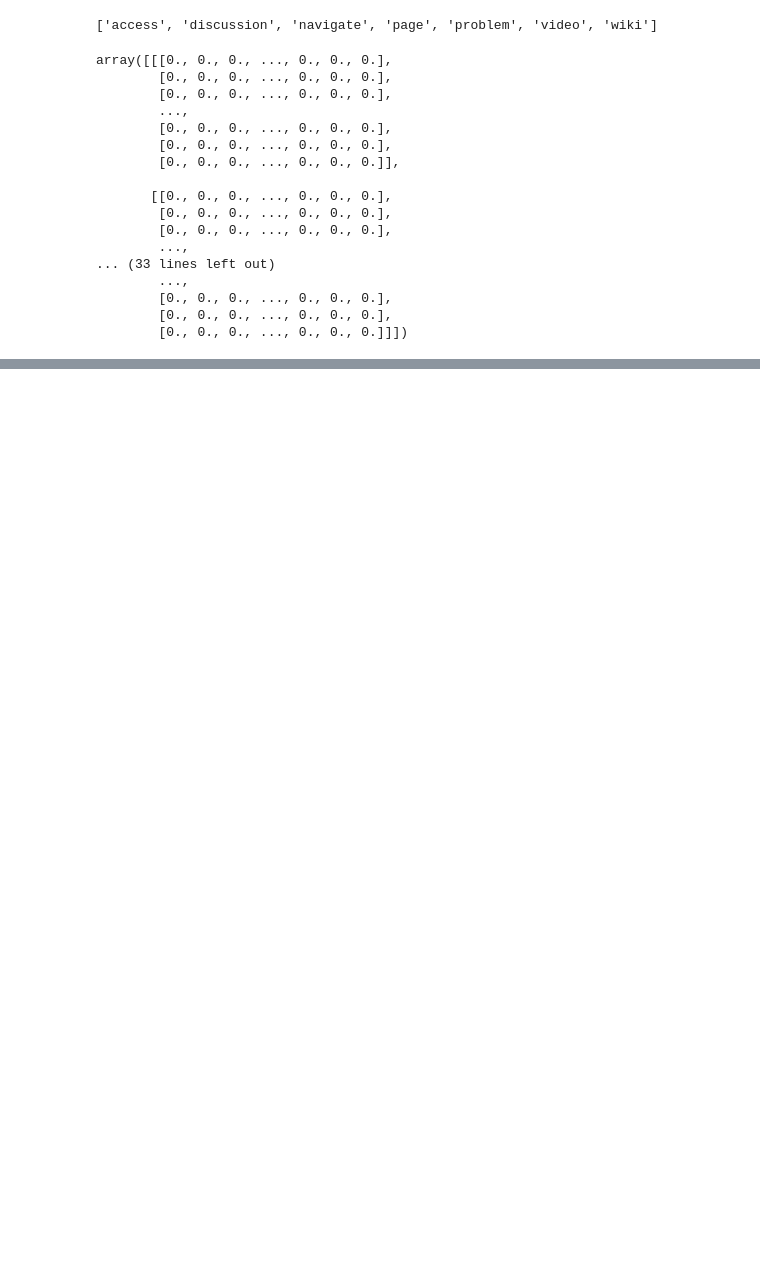
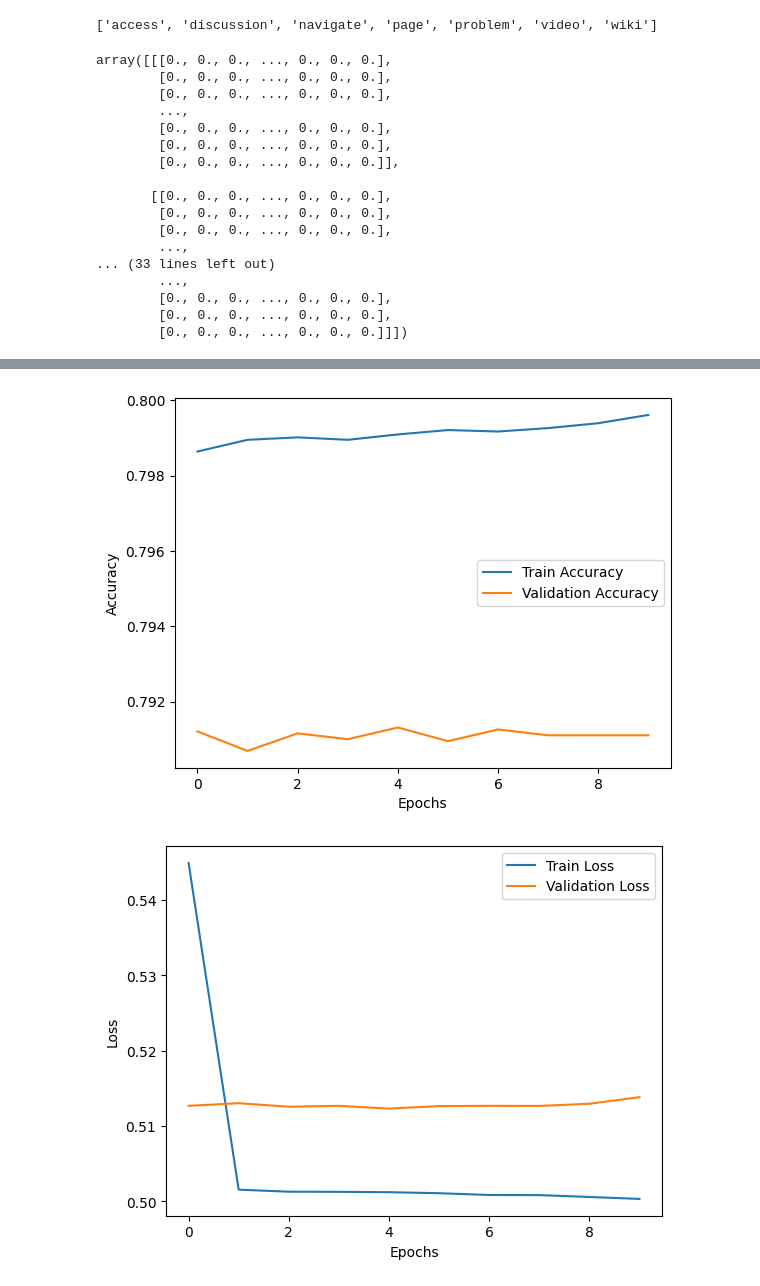
Before and after one commit to aymenchibouti/doctorat, a Jupyter notebook: lstm2.ipynb, the cells around one changed output, grey strips where cells are left out. Saved outputs shown, nothing was run; the diff lists cells and outputs as text; code cells hidden in the pictures; blank space fills up the shorter version.

```diff
--- a/lstm2.ipynb
+++ b/lstm2.ipynb
@@ -134,0 +176,37 @@ weighted avg       0.76      0.75      0.65     17185
+# %%
+
+# Plot training history
+plt.plot(history.history['accuracy'], label='Train Accuracy')
+plt.plot(history.history['val_accuracy'], label='Validation Accuracy')
+plt.xlabel('Epochs')
+plt.ylabel('Accuracy')
+plt.legend()
+plt.show()
+
+plt.plot(history.history['loss'], label='Train Loss')
+plt.plot(history.history['val_loss'], label='Validation Loss')
+plt.xlabel('Epochs')
+plt.ylabel('Loss')
+plt.legend()
+plt.show()
+
+# ROC Curve
+fpr, tpr, _ = roc_curve(y_test, y_pred_prob)
+roc_auc = auc(fpr, tpr)
+plt.plot(fpr, tpr, label=f'ROC curve (area = {roc_auc:.2f})')
+plt.plot([0, 1], [0, 1], linestyle='--')
+plt.xlabel('False Positive Rate')
+plt.ylabel('True Positive Rate')
+plt.legend()
+plt.show()
+
+# Precision-Recall Curve
+precision, recall, _ = precision_recall_curve(y_test, y_pred_prob)
+plt.plot(recall, precision, marker='.')
+plt.xlabel('Recall')
+plt.ylabel('Precision')
+plt.title('Precision-Recall Curve')
+plt.show()
+# %% [output]
+[figure, added]
+[figure, added]
```
Also changed, not shown: parts of 8 cells of this notebook.
